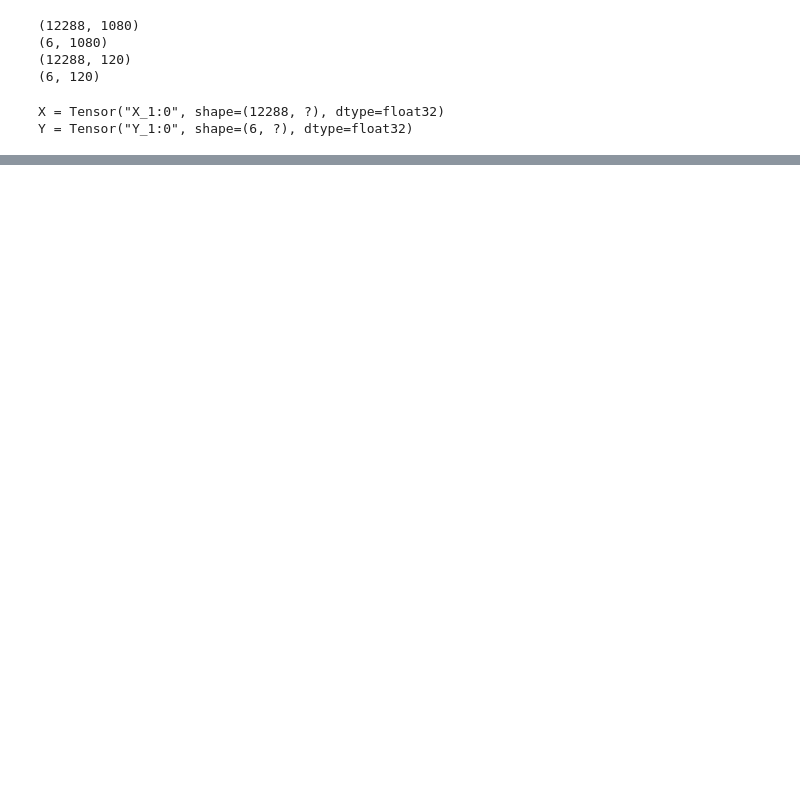
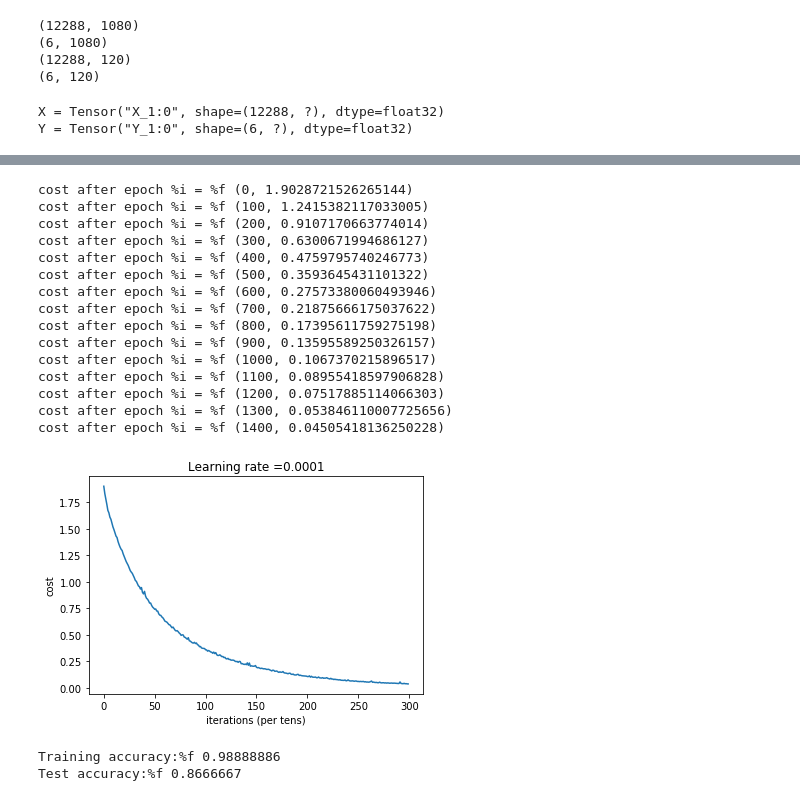
Before and after one commit to ferozferoz/DeepLearn, a Jupyter notebook: Codes/tensorFlow/Image_recognition.ipynb, the cells around one changed output, grey strips where cells are left out. Drawn from its saved outputs; the diff is of its cells as text; code cells hidden in the pictures; blank space fills up the shorter version.

```diff
--- a/Codes/tensorFlow/Image_recognition.ipynb
+++ b/Codes/tensorFlow/Image_recognition.ipynb
@@ -130 +143,41 @@ See `tf.nn.softmax_cross_entropy_with_logits_v2`.
 cost = Tensor("Mean:0", shape=(), dtype=float32)
+# %%
+def random_mini_batches(X, Y, mini_batch_size = 64, seed = 0):
+    """
+    Creates a list of random minibatches from (X, Y)
+
+    Arguments:
+    X -- input data, of shape (input size, number of examples)
+    Y -- true "label" vector (containing 0 if cat, 1 if non-cat), of shape (1, number of examples)
+    mini_batch_size - size of the mini-batches, integer
+    seed -- this is only for the purpose of grading, so that you're "random minibatches are the same as ours.
+
+    Returns:
+    mini_batches -- list of synchronous (mini_batch_X, mini_batch_Y)
+    """
+
+    m = X.shape[1]                  # number of training examples
+    mini_batches = []
+    np.random.seed(seed)
+
+    # Step 1: Shuffle (X, Y)
+    permutation = list(np.random.permutation(m))
+    shuffled_X = X[:, permutation]
+    shuffled_Y = Y[:, permutation].reshape((Y.shape[0],m))
+
+    # Step 2: Partition (shuffled_X, shuffled_Y). Minus the end case.
+    num_complete_minibatches = math.floor(m/mini_batch_size) # number of mini batches of size mini_batch_size in your partitionning
+    for k in range(0, num_complete_minibatches):
+        mini_batch_X = shuffled_X[:, k * mini_batch_size : k * mini_batch_size + mini_batch_size]
+        mini_batch_Y = shuffled_Y[:, k * mini_batch_size : k * mini_batch_size + mini_batch_size]
+        mini_batch = (mini_batch_X, mini_batch_Y)
+        mini_batches.append(mini_batch)
+
+    # Handling the end case (last mini-batch < mini_batch_size)
+    if m % mini_batch_size != 0:
+        mini_batch_X = shuffled_X[:, num_complete_minibatches * mini_batch_size : m]
+        mini_batch_Y = shuffled_Y[:, num_complete_minibatches * mini_batch_size : m]
+        mini_batch = (mini_batch_X, mini_batch_Y)
+        mini_batches.append(mini_batch)
+
+    return mini_batches
@@ -130,0 +228,21 @@ cost = Tensor("Mean:0", shape=(), dtype=float32)
+# %%
+params = model(train_x,train_y,test_x,test_y,.0001)
+# %% [output]
+cost after epoch %i = %f (0, 1.9028721526265144)
+cost after epoch %i = %f (100, 1.2415382117033005)
+cost after epoch %i = %f (200, 0.9107170663774014)
+cost after epoch %i = %f (300, 0.6300671994686127)
+cost after epoch %i = %f (400, 0.4759795740246773)
+cost after epoch %i = %f (500, 0.3593645431101322)
+cost after epoch %i = %f (600, 0.27573380060493946)
+cost after epoch %i = %f (700, 0.21875666175037622)
+cost after epoch %i = %f (800, 0.17395611759275198)
+cost after epoch %i = %f (900, 0.13595589250326157)
+cost after epoch %i = %f (1000, 0.1067370215896517)
+cost after epoch %i = %f (1100, 0.08955418597906828)
+cost after epoch %i = %f (1200, 0.07517885114066303)
+cost after epoch %i = %f (1300, 0.053846110007725656)
+cost after epoch %i = %f (1400, 0.04505418136250228)
+[figure, added]
+Training accuracy:%f 0.98888886
+Test accuracy:%f 0.8666667
```
Also changed, not shown: parts of 10 cells of this notebook.
